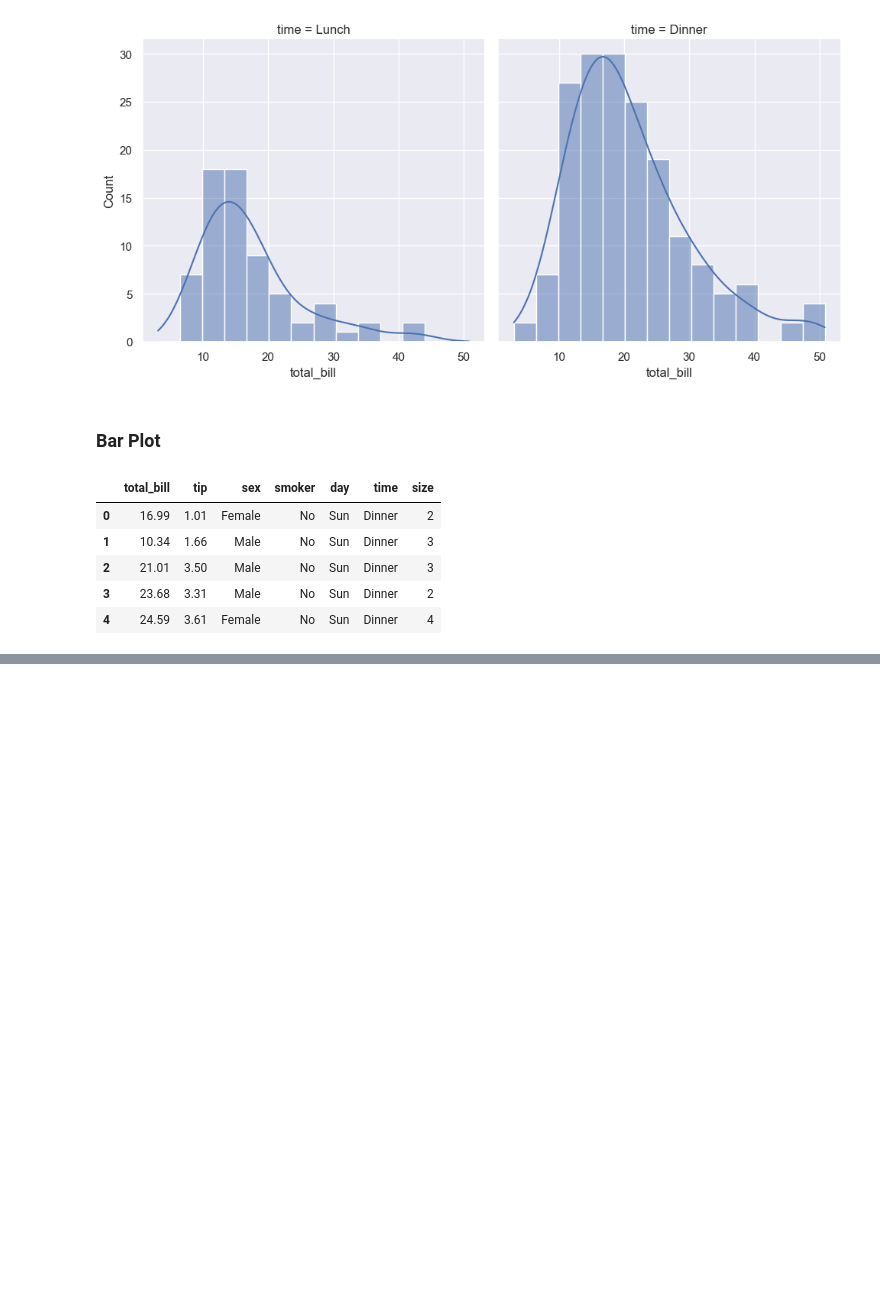
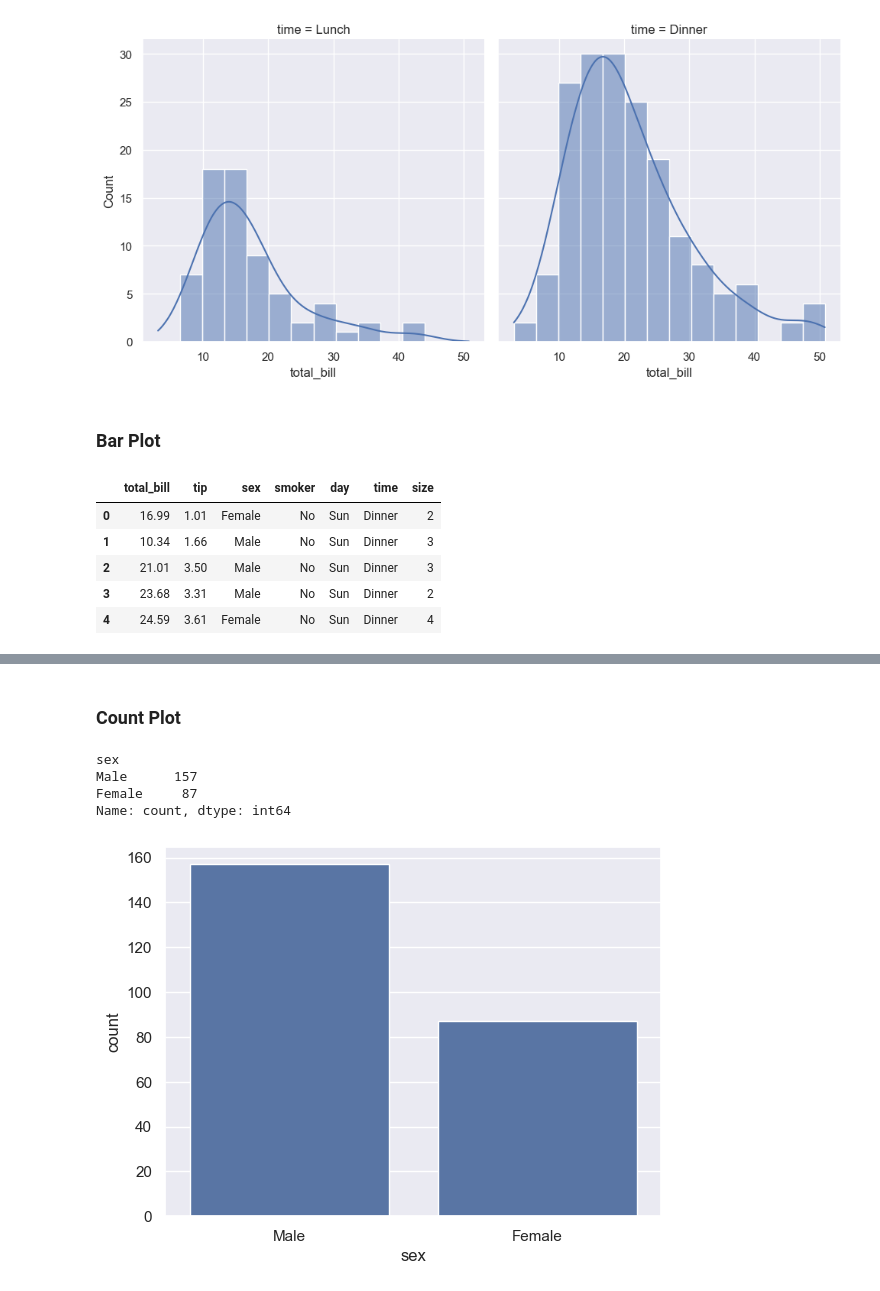
Before and after one commit to Kiettuannn/masterAI-Phase01, a Jupyter notebook: notebook/seaborn.ipynb, the cells around one changed output, grey strips where cells are left out. Saved outputs shown, nothing was run; the diff lists cells and outputs as text; code cells hidden in the pictures; blank space fills up the shorter version.

Commit message:
count plot

```diff
--- a/notebook/seaborn.ipynb
+++ b/notebook/seaborn.ipynb
@@ -95,0 +96,13 @@ sns.barplot(data=tip_df, x="sex", y="tip", estimator=np.mean);
+# %% [markdown]
+### Count Plot
+# %%
+tip_df["sex"].value_counts()
+# %% [output]
+sex
+Male      157
+Female     87
+Name: count, dtype: int64
+# %%
+sns.countplot(data=tip_df,x="sex");
+# %% [output]
+[figure, added]
```
Also changed, not shown: parts of 1 cell of this notebook.
